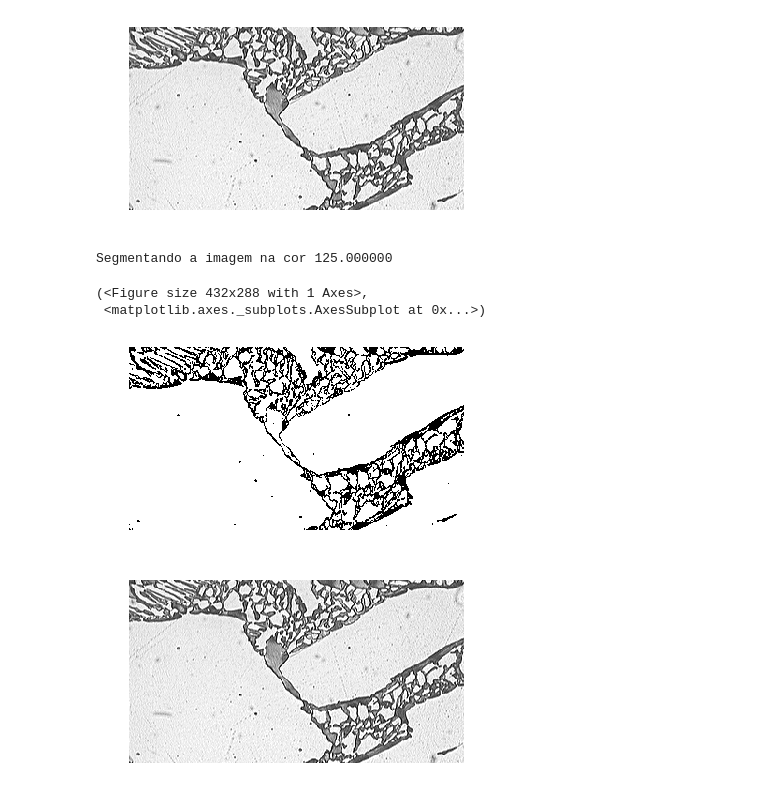
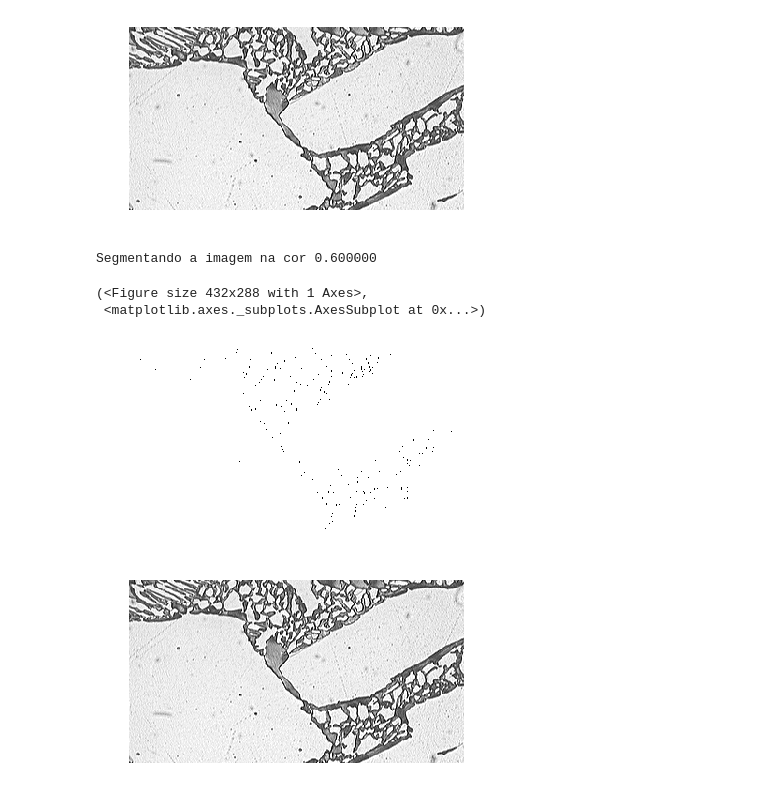
Before and after one commit to AnBarbosa/AnaliseQuantitativaDeMateriaisBifasicos, a Jupyter notebook: QuantificadorDeFases.ipynb, the cells around one changed output. Cells and saved outputs as stored; diff of their text form; code cells hidden in the pictures.

```diff
--- a/QuantificadorDeFases.ipynb
+++ b/QuantificadorDeFases.ipynb
@@ -121,26 +122,30 @@ mostra_imagem_cinza(imagem_cortada)
  <matplotlib.axes._subplots.AxesSubplot at 0x...>)
 [figure]
 # %%
-# Agora iremos separar a imagem. Todos os pixels com mais de 60% de intensidade serão brancos,
-# todos os pixels com intensidade menor que 60% serão pretos.
+# Agora iremos segmentar a imagem. Todos os pixels com intensidade acima do limiar serão brancos,
+# e os pixels com intensidade abaixo do limiar serão pretos.
 
 # Se o usuário quiser experimentar com outros valroes de corte, pode descomentar a linha
 # abaixo para facilitar a análise das alterações.
-VALOR_DE_CORTE = 125.0 #valor de 0 a 1 para imagens coloridas
 
-#print(histograma(imagem_cortada))
+# vvvvvvvvvvvvvvvvvvvvvvvvvvvvvvvvvvvvvvvvvvvvvvvvvvv Descomente para iterar
+#VALOR_DE_CORTE = 125.0 # descomente para facilitar iteração
+# ^^^^^^^^^^^^^^^^^^^^^^^^^^^^^^^^^^^^^^^^^^^^^^^^^^^^^^^^^ Descomente para iterar
 
 im_dual = segmenta_imagem(imagem_cortada, VALOR_DE_CORTE)
-#print(im_dual)
+
 mostra_imagem_cinza(im_dual)
 mostra_imagem_cinza(imagem_cortada)
-# Note que há pontos brancos dentro das áreas pretas, e pontos pretos nas áreas brancas. Nós
-# NÃO queremos removê-los, pois se tratam de impurezas(e não ruído).
+# Note que em alguns casos há pontos brancos dentro das áreas pretas,
+# e pontos pretos nas áreas brancas.
+# Caso o limiar esteja bom, i.e. a imagem preto e branca se correlaciona
+# corretamente à de tons de cinza, nós NÃO queremos remover esses pontos,
+# pois se tratam de impurezas e não de ruído.
 # %% [output]
-Segmentando a imagem na cor 125.000000
+Segmentando a imagem na cor 0.600000
 (<Figure size 432x288 with 1 Axes>,
  <matplotlib.axes._subplots.AxesSubplot at 0x...>)
-[figure, old version]
+[figure, new version]
 [figure]
 # %%
 # Agora, podemos utilizar uma simples contagem de pixels e determinar a quantidade de cada fase:
```
Also changed, not shown: parts of 2 cells of this notebook, 38 other files.
